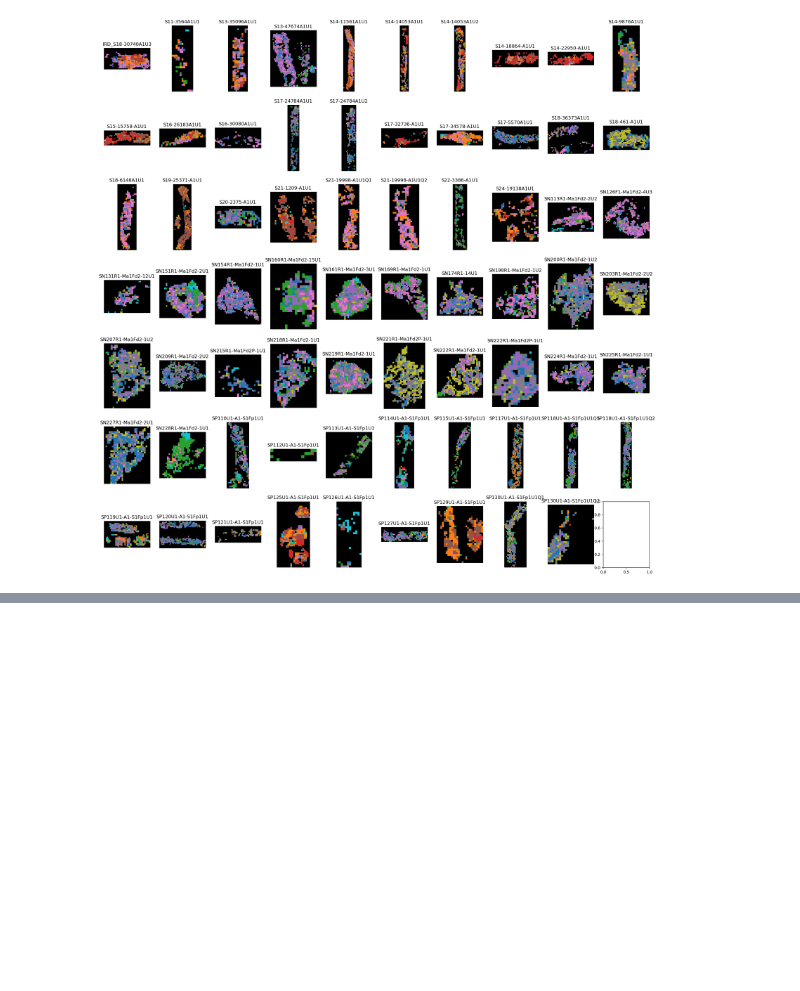
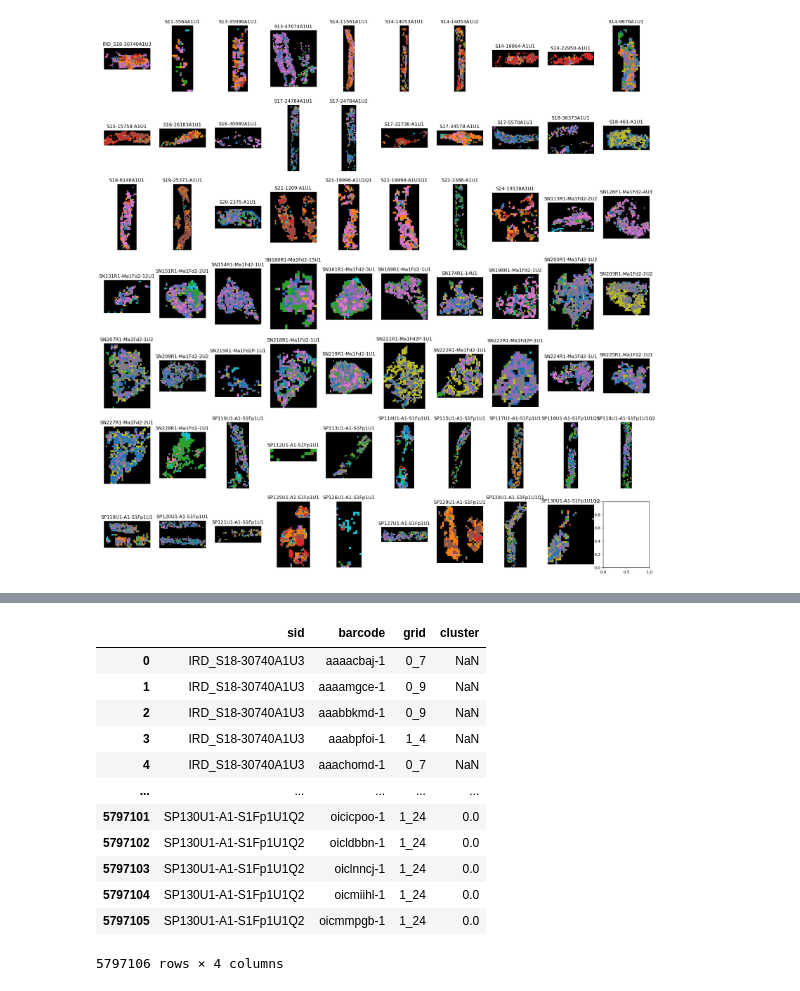
Before and after one commit to ding-lab/ding-lab-spatial, a Jupyter notebook: notebooks/cell_type_grid_analysis_for_julia.ipynb, the cells around one changed output, grey strips where cells are left out. Cells and saved outputs as stored; diff of their text form; code cells hidden in the pictures; blank space fills up the shorter version.

```diff
--- a/notebooks/cell_type_grid_analysis_for_julia.ipynb
+++ b/notebooks/cell_type_grid_analysis_for_julia.ipynb
@@ -443,0 +535,18 @@ plt.savefig(output_dir / 'clusters.svg')
+# %%
+barcode_metadata = pd.read_csv(output_dir / 'cell_to_grid.txt', sep='\t')
+barcode_metadata['cluster'] = [ident_to_cluster.get(f'{sid}_{grid}') for sid, grid in barcode_metadata[['sid', 'grid']].values]
+barcode_metadata
+# %% [output]
+|  | sid | barcode | grid | cluster |
+| 0 | IRD_S18-30740A1U3 | aaaacbaj-1 | 0_7 | NaN |
+| 1 | IRD_S18-30740A1U3 | aaaamgce-1 | 0_9 | NaN |
+| 2 | IRD_S18-30740A1U3 | aaabbkmd-1 | 0_9 | NaN |
+| 3 | IRD_S18-30740A1U3 | aaabpfoi-1 | 1_4 | NaN |
+| 4 | IRD_S18-30740A1U3 | aaachomd-1 | 0_7 | NaN |
+| ... | ... | ... | ... | ... |
+| 5797101 | SP130U1-A1-S1Fp1U1Q2 | oicicpoo-1 | 1_24 | 0.0 |
+| 5797102 | SP130U1-A1-S1Fp1U1Q2 | oicldbbn-1 | 1_24 | 0.0 |
+| 5797103 | SP130U1-A1-S1Fp1U1Q2 | oiclnncj-1 | 1_24 | 0.0 |
+| 5797104 | SP130U1-A1-S1Fp1U1Q2 | oicmiihl-1 | 1_24 | 0.0 |
+| 5797105 | SP130U1-A1-S1Fp1U1Q2 | oicmmpgb-1 | 1_24 | 0.0 |
+5797106 rows × 4 columns
```
Also changed, not shown: parts of 10 cells of this notebook.
